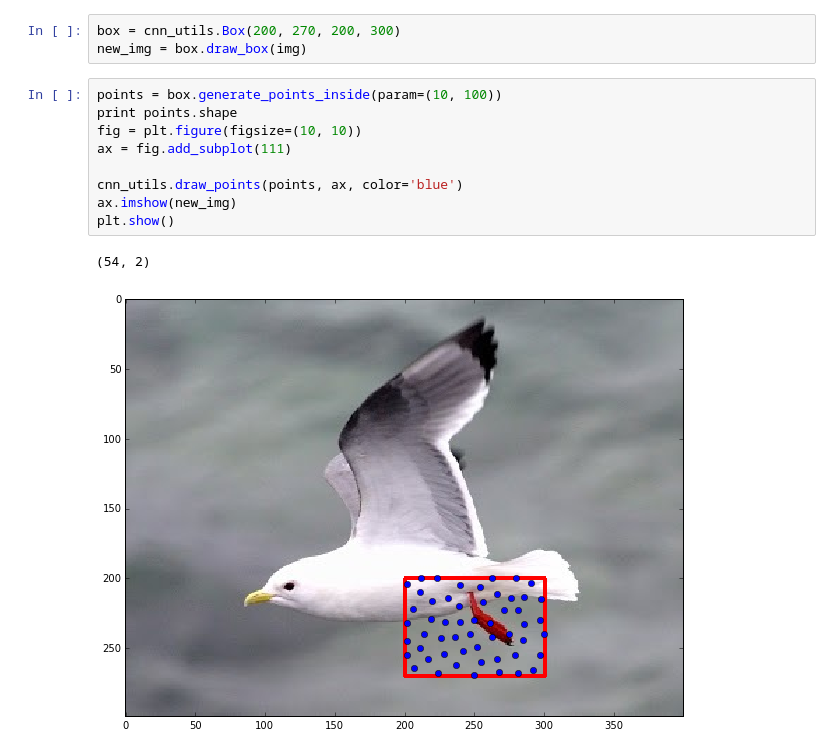
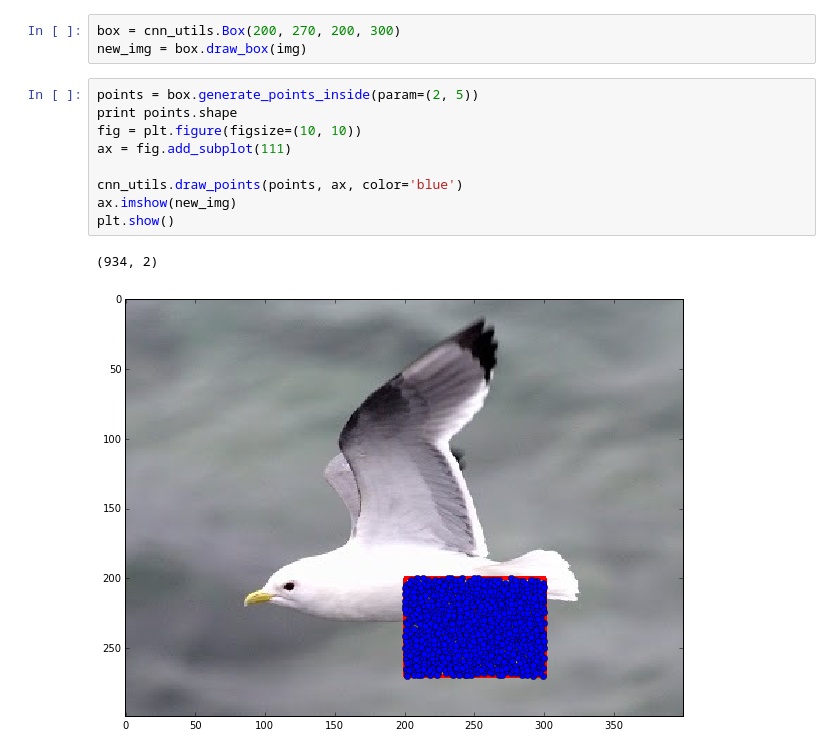
Before and after one commit to yassersouri/fast-bird-part-localization, a Jupyter notebook: experiments.ipynb, the cells around one changed output. Cells and saved outputs as stored; diff of their text form.

```diff
--- a/experiments.ipynb
+++ b/experiments.ipynb
@@ -78,14 +78,14 @@ dh.ffeats.shape
 box = cnn_utils.Box(200, 270, 200, 300)
 new_img = box.draw_box(img)
 # %%
-points = box.generate_points_inside(param=(10, 100))
+points = box.generate_points_inside(param=(2, 5))
 print points.shape
 fig = plt.figure(figsize=(10, 10))
 ax = fig.add_subplot(111)
 
 cnn_utils.draw_points(points, ax, color='blue')
 ax.imshow(new_img)
 plt.show()
 # %% [output]
-(54, 2)
+(934, 2)
-[figure, old version]
+[figure, new version]
```
Also changed, not shown: 1 other file.
